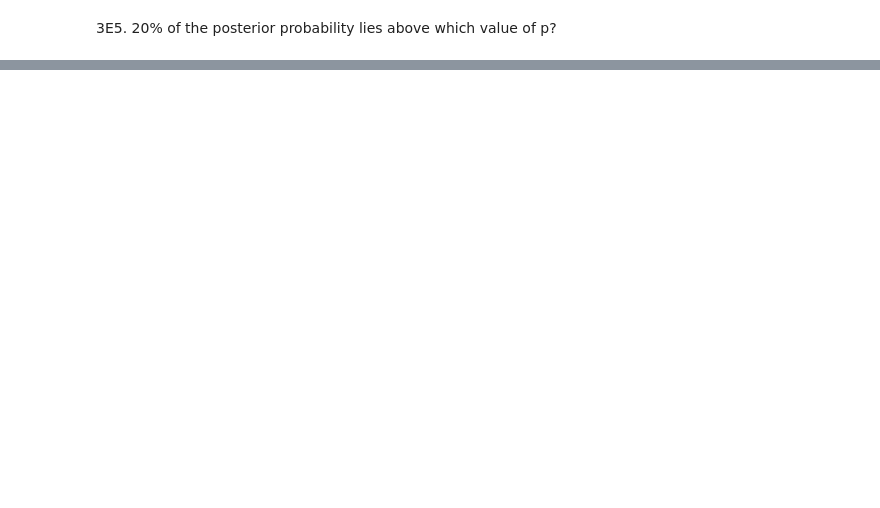
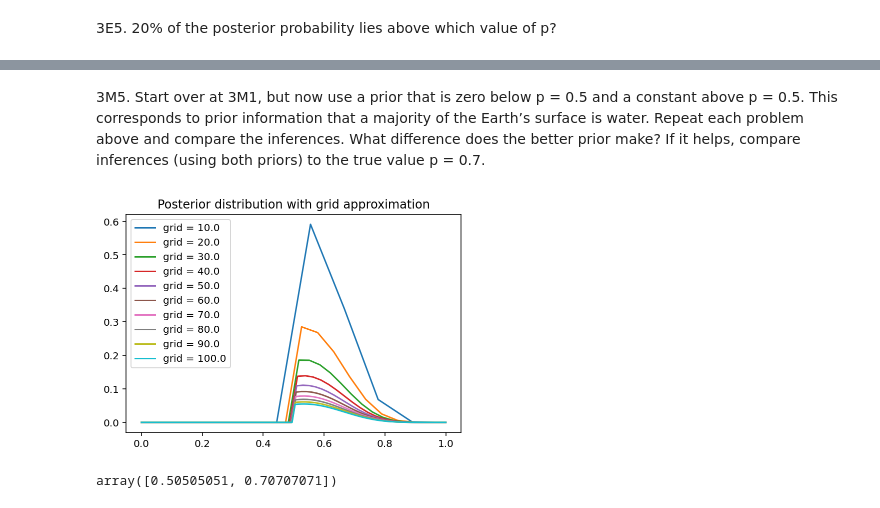
Before and after one commit to CarJung/statisitcal-rethinking, a Jupyter notebook: Rethinking_2/End_of_chapter_problems/Answear_chapter_3.ipynb, the cells around one changed output, grey strips where cells are left out. Saved outputs shown, nothing was run; the diff lists cells and outputs as text; code cells hidden in the pictures; blank space fills up the shorter version.

```diff
--- a/Rethinking_2/End_of_chapter_problems/Answear_chapter_3.ipynb
+++ b/Rethinking_2/End_of_chapter_problems/Answear_chapter_3.ipynb
@@ -127,0 +218,24 @@ array(0.878)
+# %% [markdown]
+3M5. Start over at 3M1, but now use a prior that is zero below p = 0.5 and a constant above p = 0.5. This corresponds to prior information that a majority of the Earth’s surface is water. Repeat each problem above and compare the inferences. What difference does the better prior make? If it helps, compare inferences (using both priors) to the true value p = 0.7.
+# %%
+W = 8
+T = 15
+
+for grid in np.linspace(10, 100, 10):
+    p = np.linspace(0, 1, int(grid)) # grid of probabilities
+
+    Prior = np.heaviside(p - 0.5, 0.5) *0.5 # prior
+
+    posterior_unstd = stats.binom.pmf(W, T, p) * Prior # likelihood * prior
+    posterior = posterior_unstd / np.sum(posterior_unstd) # normalize
+
+    plt.plot(p, posterior, label=f"grid = {grid}")
+    plt.legend()
+    plt.title("Posterior distribution with grid approximation")
+# %% [output]
+[figure, added]
+# %%
+sample = np.random.choice(p,size = 10000,p=posterior)
+az.hdi(sample, hdi_prob=0.90)
+# %% [output]
+array([0.50505051, 0.70707071])
```
Also changed, not shown: parts of 25 cells of this notebook.
